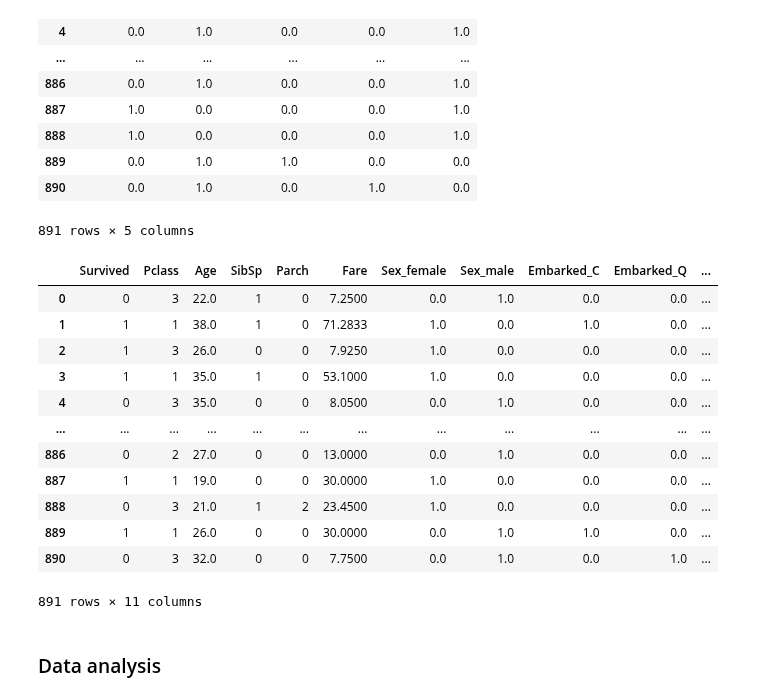
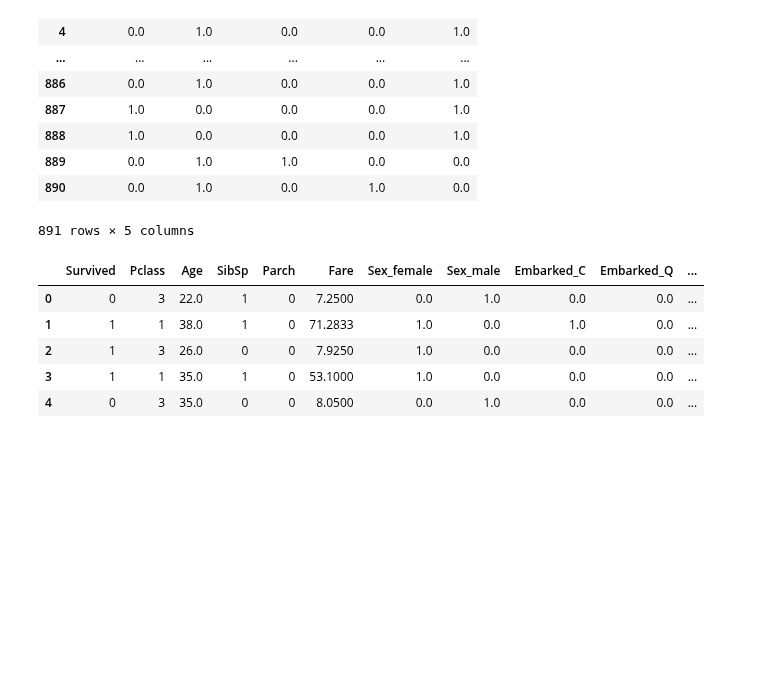
Before and after one commit to ArunNegi112/Machine_Learning, a Jupyter notebook: 3_Classification/4_Titanic.ipynb, the cells around one changed output. Saved outputs shown, nothing was run; the diff lists cells and outputs as text; code cells hidden in the pictures; blank space fills up the shorter version.

```diff
--- a/3_Classification/4_Titanic.ipynb
+++ b/3_Classification/4_Titanic.ipynb
@@ -198,20 +242,11 @@ data_encoded_df
 data = pd.concat([data,data_encoded_df],axis=1)
 data.drop(['Sex','Embarked'],axis=1,inplace=True)
 # %%
-data
+data.head()
 # %% [output]
 |  | Survived | Pclass | Age | SibSp | Parch | Fare | Sex_female | Sex_male | Embarked_C | Embarked_Q | ... |
 | 0 | 0 | 3 | 22.0 | 1 | 0 | 7.2500 | 0.0 | 1.0 | 0.0 | 0.0 | ... |
 | 1 | 1 | 1 | 38.0 | 1 | 0 | 71.2833 | 1.0 | 0.0 | 1.0 | 0.0 | ... |
 | 2 | 1 | 3 | 26.0 | 0 | 0 | 7.9250 | 1.0 | 0.0 | 0.0 | 0.0 | ... |
 | 3 | 1 | 1 | 35.0 | 1 | 0 | 53.1000 | 1.0 | 0.0 | 0.0 | 0.0 | ... |
 | 4 | 0 | 3 | 35.0 | 0 | 0 | 8.0500 | 0.0 | 1.0 | 0.0 | 0.0 | ... |
-| ... | ... | ... | ... | ... | ... | ... | ... | ... | ... | ... | ... |
-| 886 | 0 | 2 | 27.0 | 0 | 0 | 13.0000 | 0.0 | 1.0 | 0.0 | 0.0 | ... |
-| 887 | 1 | 1 | 19.0 | 0 | 0 | 30.0000 | 1.0 | 0.0 | 0.0 | 0.0 | ... |
-| 888 | 0 | 3 | 21.0 | 1 | 2 | 23.4500 | 1.0 | 0.0 | 0.0 | 0.0 | ... |
-| 889 | 1 | 1 | 26.0 | 0 | 0 | 30.0000 | 0.0 | 1.0 | 1.0 | 0.0 | ... |
-| 890 | 0 | 3 | 32.0 | 0 | 0 | 7.7500 | 0.0 | 1.0 | 0.0 | 1.0 | ... |
-891 rows × 11 columns
-# %% [markdown]
-### Data analysis
```
Also changed, not shown: parts of 40 cells of this notebook.
